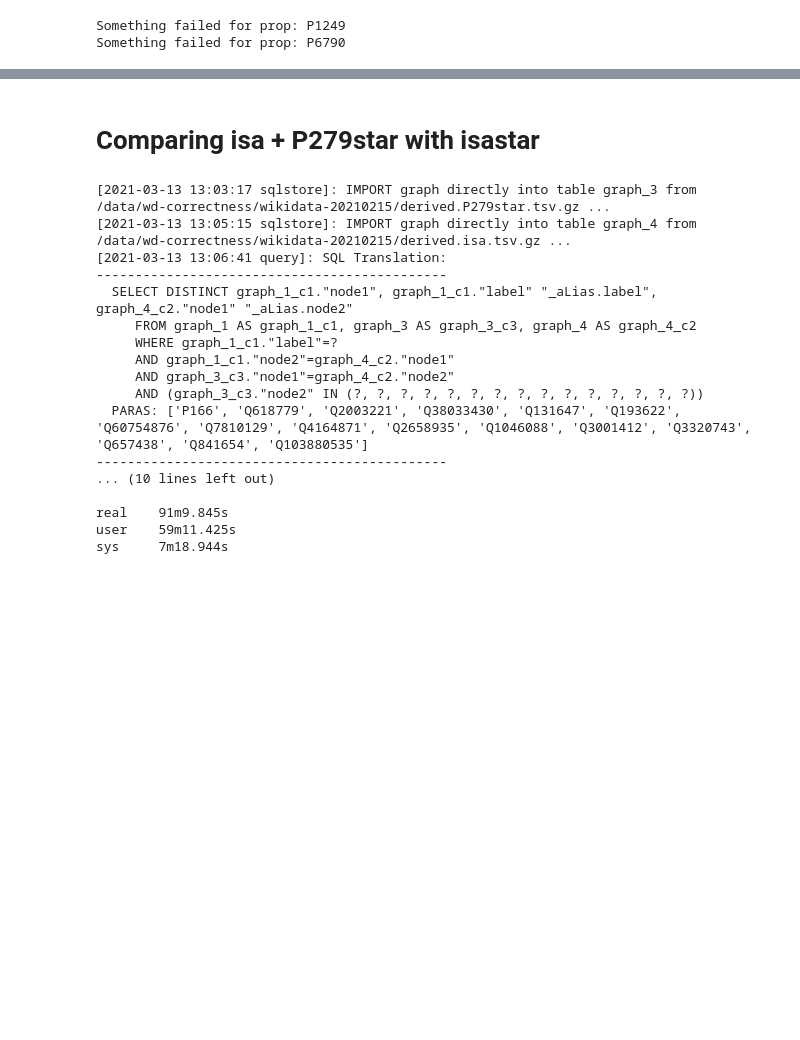
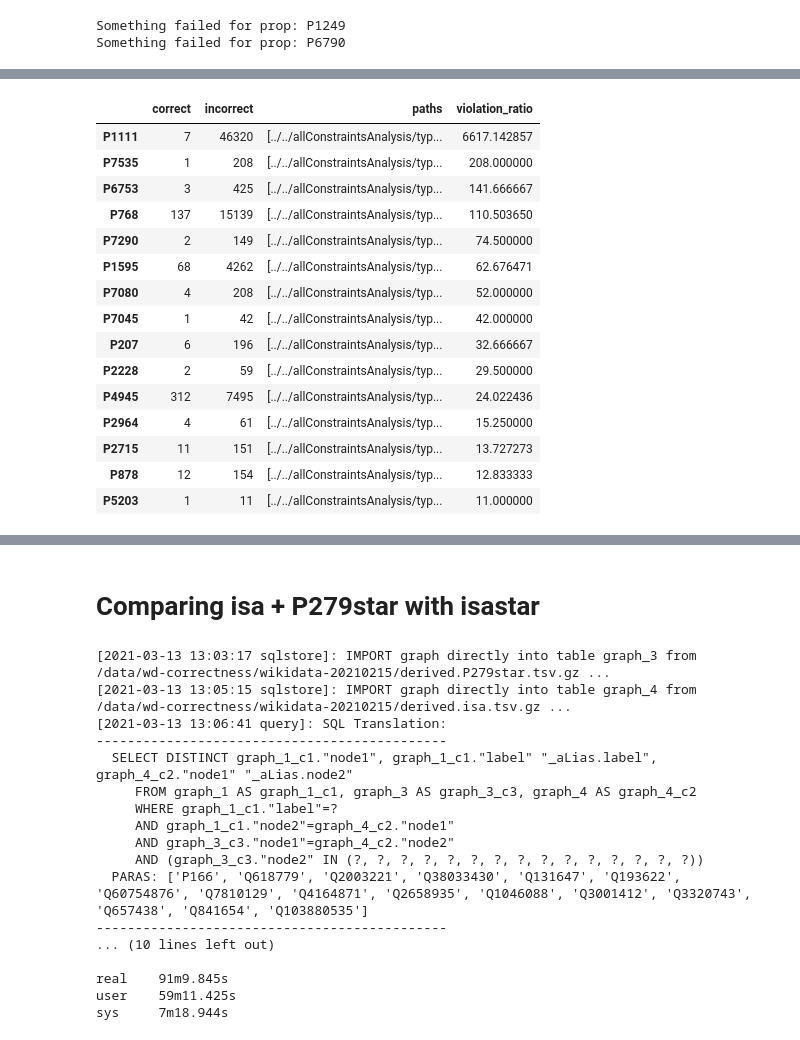
Before and after one commit to usc-isi-i2/wd-quality, a Jupyter notebook: Comprehensive Analysis.ipynb, the cells around one changed output, grey strips where cells are left out. Saved outputs shown, nothing was run; the diff lists cells and outputs as text; code cells hidden in the pictures; blank space fills up the shorter version.

```diff
--- a/Comprehensive Analysis.ipynb
+++ b/Comprehensive Analysis.ipynb
@@ -289,0 +337,2 @@ for i in range(1,16):
+# %%
+dfValueType = dfValueType.groupby(['node1','label']).node2.apply(lambda p: p.tolist()).reset_index()
@@ -289,0 +430,32 @@ for i in range(1,16):
+# %%
+import pandas as pd
+import os
+from tqdm.notebook import tqdm
+
+typeConstViolations = {}
+
+def countLines(fname):
+    cnt = -1
+    with open(fname, 'r') as f:
+        for line in f:
+            cnt += 1
+    return cnt
+
+propList = set()
+
+violations = {}
+
+for folder in tqdm(iter(['mandatory', 'suggestion', 'normal'])):
+    typeConstViolations[folder] = {'instanceOf': {'correct': 0, 'incorrect': 0}, 'subclass': {'correct': 0, 'incorrect': 0}, 'instanceOfOrSubclass': {'correct': 0, 'incorrect': 0}}
+    filePath = "../../allConstraintsAnalysis/typeConstraint/"+folder+"/"
+    for filename in tqdm(os.listdir(filePath)):
+        type1 = filename.split(".")[2]
+        prop = filename.split(".")[3]
+        propList.add(prop)
+        correctness = filename.split(".")[4]
+        count1 = countLines(filePath+filename)
+        typeConstViolations[folder][type1][correctness] += count1
+        if prop not in violations:
+            violations[prop] = {'correct': 0, 'incorrect': 0, 'paths': []}
+        violations[prop][correctness] = count1
+        violations[prop]['paths'].append(filePath+filename)
@@ -289,0 +468,5 @@ for i in range(1,16):
+# %%
+import pandas as pd
+typeConstDF = pd.DataFrame(violations).T
+# %%
+typeConstDF['violation_ratio'] = typeConstDF.apply(lambda p: p.incorrect / p.correct if p.correct != 0 else p.incorrect/100, axis=1)
@@ -289,0 +482,19 @@ for i in range(1,16):
+# %%
+typeConstDF.sort_values(by=['violation_ratio'],ascending=False).head(15)
+# %% [output]
+|  | correct | incorrect | paths | violation_ratio |
+| P1111 | 7 | 46320 | [../../allConstraintsAnalysis/typ... | 6617.142857 |
+| P7535 | 1 | 208 | [../../allConstraintsAnalysis/typ... | 208.000000 |
+| P6753 | 3 | 425 | [../../allConstraintsAnalysis/typ... | 141.666667 |
+| P768 | 137 | 15139 | [../../allConstraintsAnalysis/typ... | 110.503650 |
+| P7290 | 2 | 149 | [../../allConstraintsAnalysis/typ... | 74.500000 |
+| P1595 | 68 | 4262 | [../../allConstraintsAnalysis/typ... | 62.676471 |
+| P7080 | 4 | 208 | [../../allConstraintsAnalysis/typ... | 52.000000 |
+| P7045 | 1 | 42 | [../../allConstraintsAnalysis/typ... | 42.000000 |
+| P207 | 6 | 196 | [../../allConstraintsAnalysis/typ... | 32.666667 |
+| P2228 | 2 | 59 | [../../allConstraintsAnalysis/typ... | 29.500000 |
+| P4945 | 312 | 7495 | [../../allConstraintsAnalysis/typ... | 24.022436 |
+| P2964 | 4 | 61 | [../../allConstraintsAnalysis/typ... | 15.250000 |
+| P2715 | 11 | 151 | [../../allConstraintsAnalysis/typ... | 13.727273 |
+| P878 | 12 | 154 | [../../allConstraintsAnalysis/typ... | 12.833333 |
+| P5203 | 1 | 11 | [../../allConstraintsAnalysis/typ... | 11.000000 |
```
Also changed, not shown: parts of 53 cells of this notebook.
